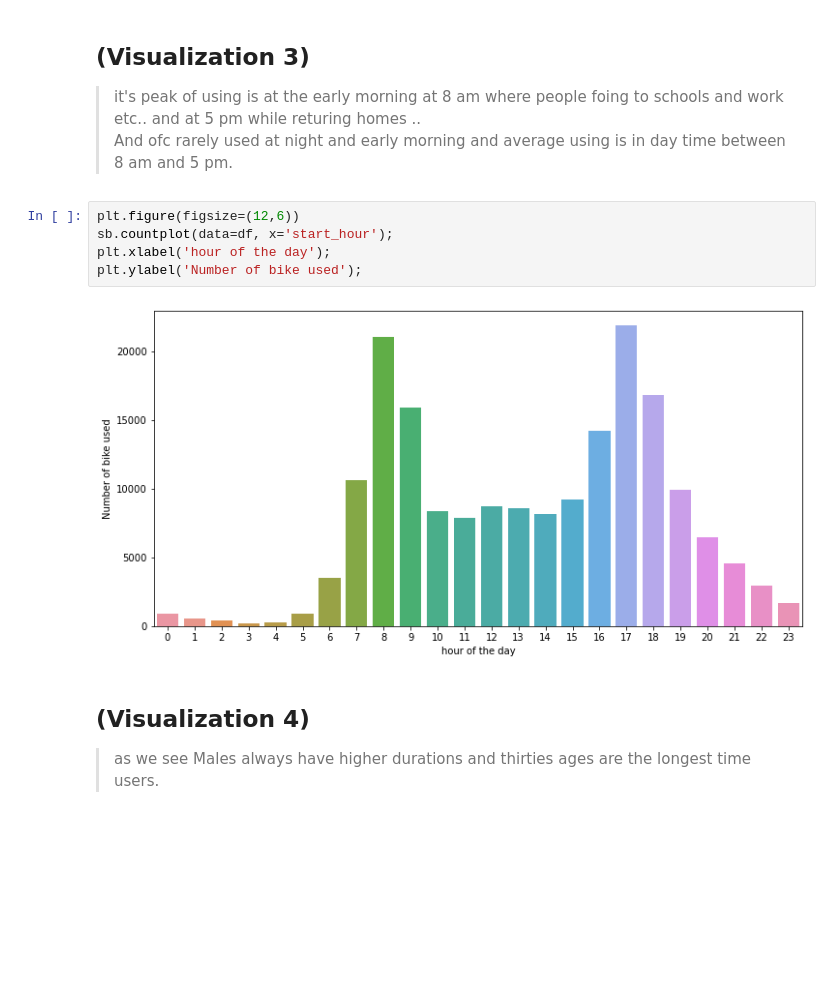
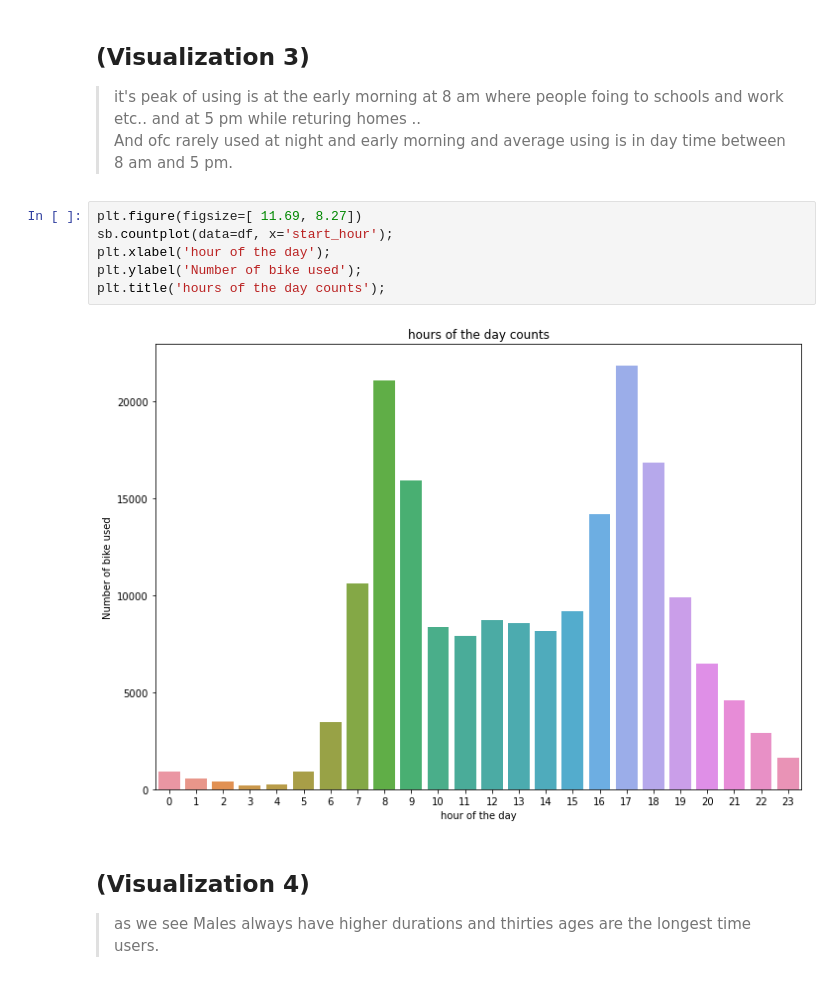
Before and after one commit to Theabdelkader/Communicate-Data-Findings-Ford-GoBike-System, a Jupyter notebook: slide_deck_template.ipynb, the cells around one changed output. Saved outputs shown, nothing was run; the diff lists cells and outputs as text; blank space fills up the shorter version.

```diff
--- a/slide_deck_template.ipynb
+++ b/slide_deck_template.ipynb
@@ -77,12 +78,13 @@ plt.ylabel('Number of bike used');
 > it's peak of using is at the early morning at 8 am where people foing to schools and work etc.. and at 5 pm while returing homes .. <br>
 > And ofc rarely used at night and early morning and average using is in day time between 8 am and 5 pm.
 # %%
-plt.figure(figsize=(12,6))
+plt.figure(figsize=[ 11.69, 8.27])
 sb.countplot(data=df, x='start_hour');
 plt.xlabel('hour of the day');
 plt.ylabel('Number of bike used');
+plt.title('hours of the day counts');
 # %% [output]
-[figure, old version]
+[figure, new version]
 # %% [markdown]
 ## (Visualization 4)
 
```
Also changed, not shown: parts of 6 cells of this notebook, 3 other files.
